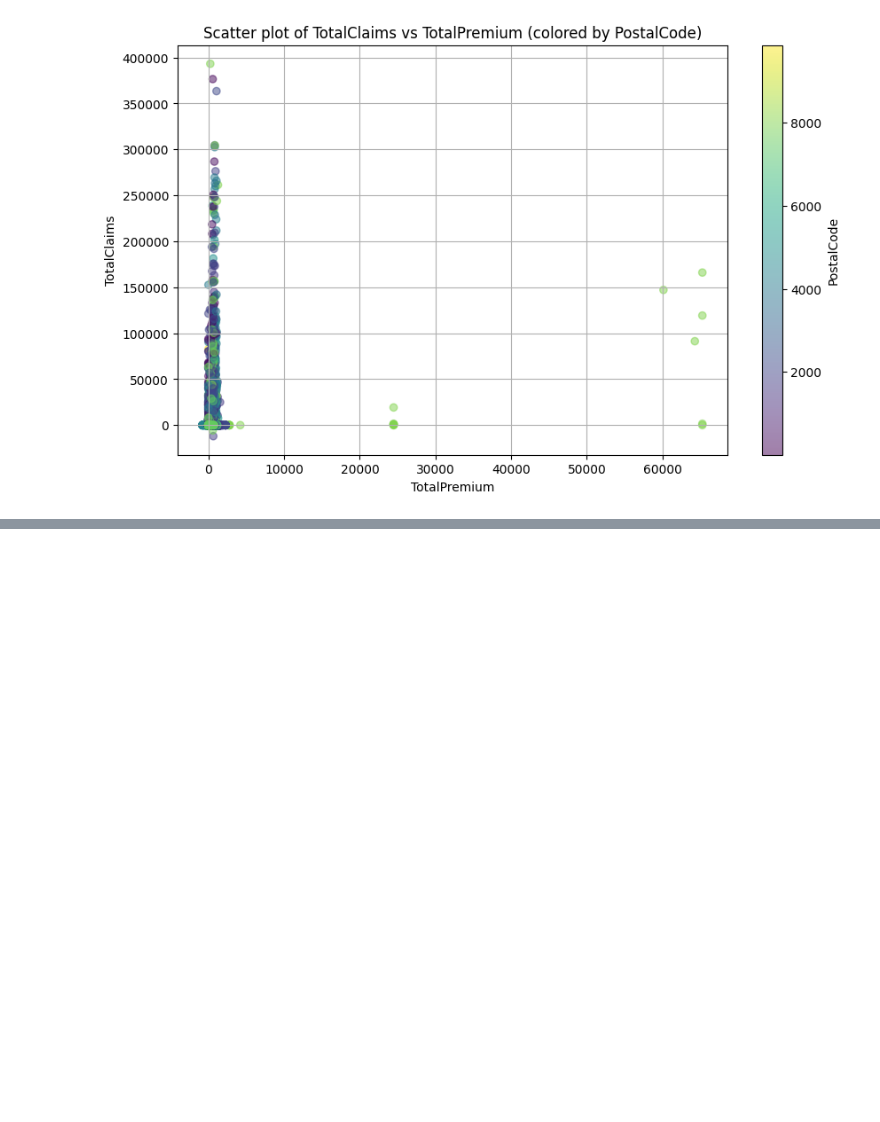
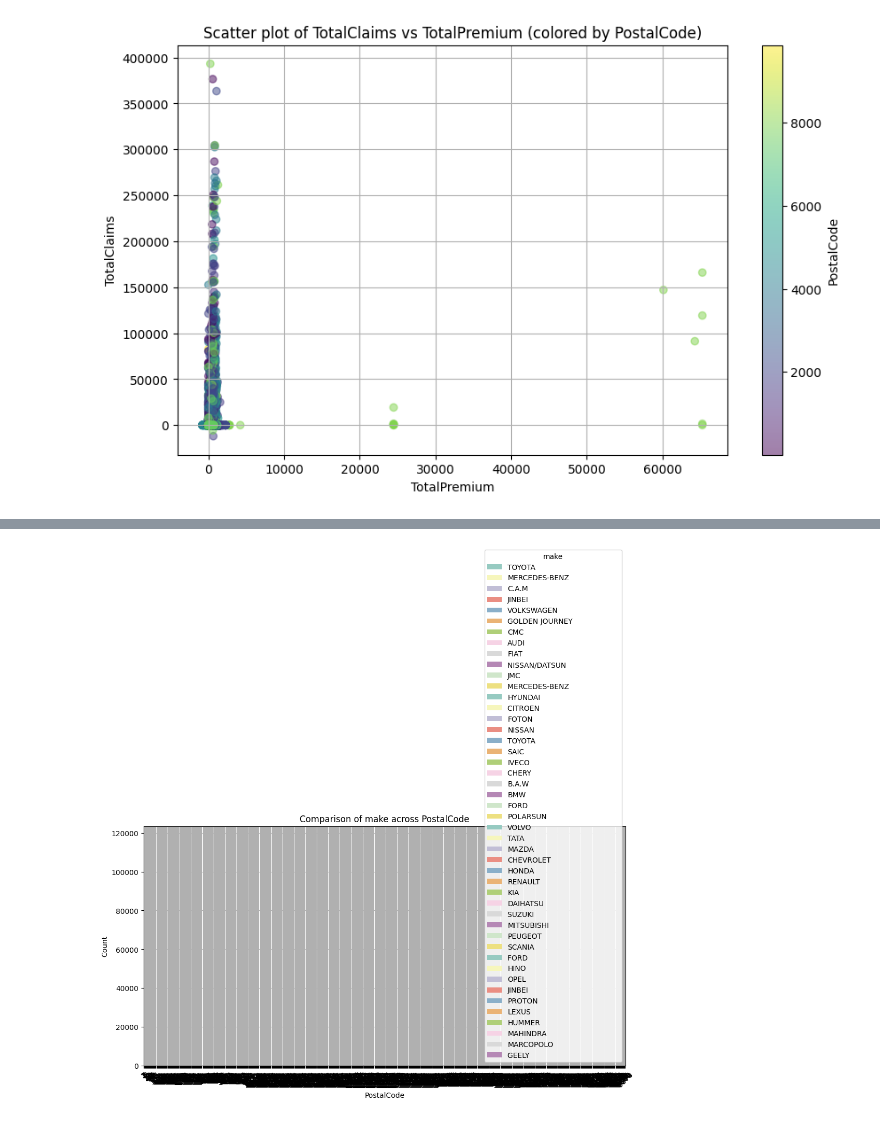
Before and after one commit to NaimaT15/Insurance-Analysis, a Jupyter notebook: notebooks/insurance_anlysis.ipynb, the cells around one changed output, grey strips where cells are left out. Saved outputs shown, nothing was run; the diff lists cells and outputs as text; code cells hidden in the pictures; blank space fills up the shorter version.

```diff
--- a/notebooks/insurance_anlysis.ipynb
+++ b/notebooks/insurance_anlysis.ipynb
@@ -135,0 +153,7 @@ ImportError: cannot import name 'plot_correlation_matrix' from 'insurance_analys
+# %%
+from insurance_analysis import plot_auto_make_trends
+
+# Compare auto make trends across PostalCode
+plot_auto_make_trends(data, 'PostalCode', 'make')
+# %% [output]
+[figure, added]
```
Also changed, not shown: parts of 7 cells of this notebook, 1 other file.
